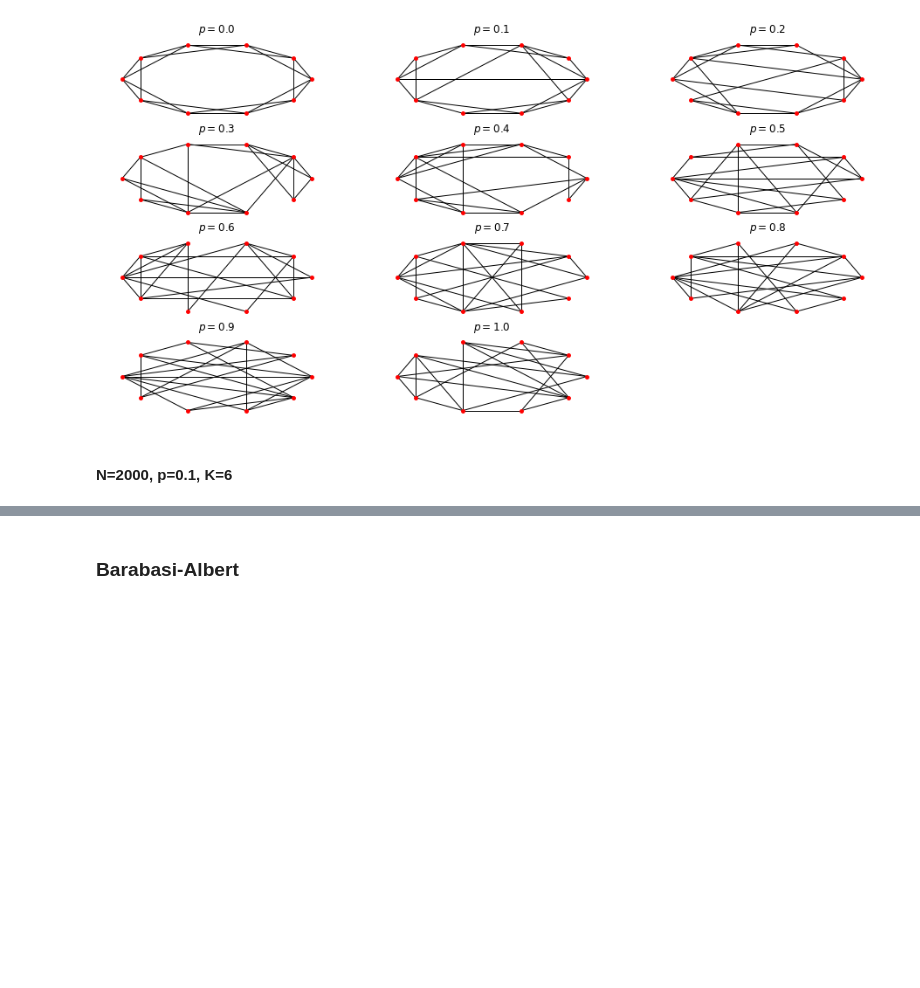
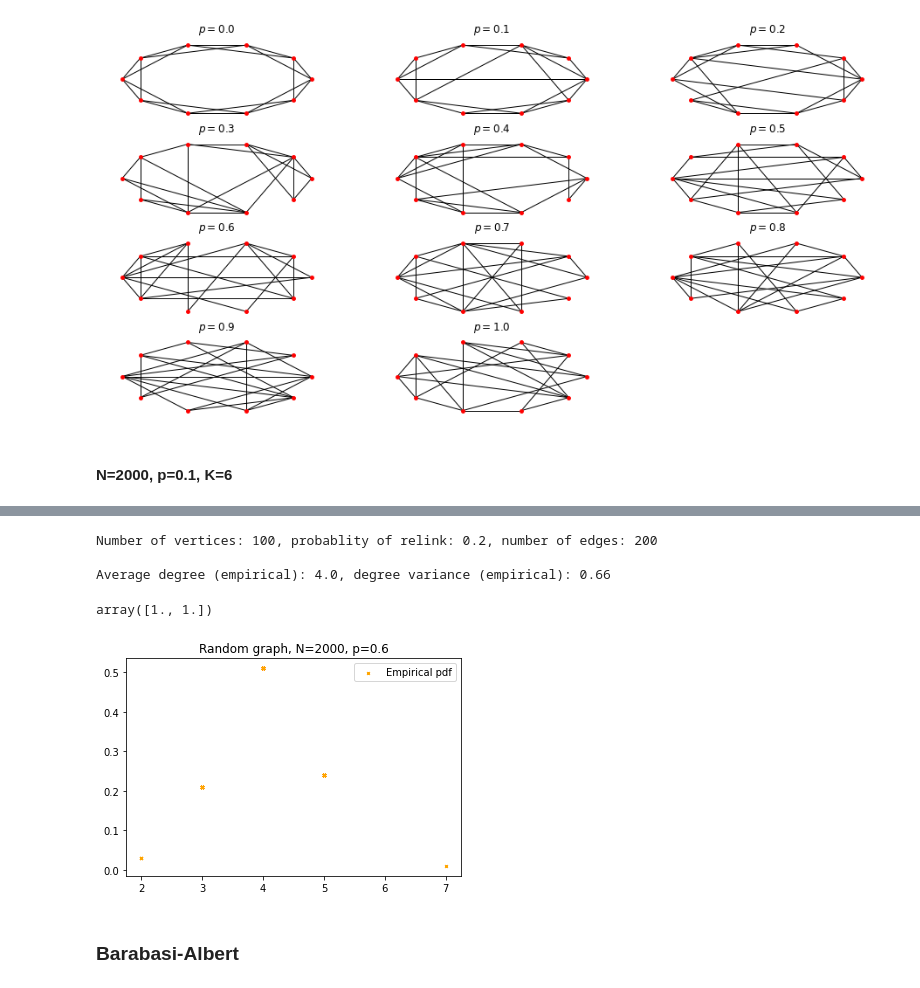
Before and after one commit to adamaj99pwr/Diffusion-processes, a Jupyter notebook: lab3/lab3.ipynb, the cells around one changed output, grey strips where cells are left out. Cells and saved outputs as stored; diff of their text form; code cells hidden in the pictures; blank space fills up the shorter version.

```diff
--- a/lab3/lab3.ipynb
+++ b/lab3/lab3.ipynb
@@ -196,0 +271,14 @@ plt.hist(dws1, density=True)
+# %%
+p2 = 0.2
+ws2 = watts_strogatz(100, p2, 4)
+
+dws2 = [i[1] for i in ws2.degree]
+avg_deg_ws2 = sum(dws2) / 100
+deg_var_ws2 = np.var(dws2)
+
+print(f"Number of vertices: {len(ws2.nodes())}, probablity of relink: {p2}, number of edges: {len(ws2.edges())} \n")
+print(f"Average degree (empirical): {avg_deg_ws2}, degree variance (empirical): {deg_var_ws2} \n")
+# %% [output]
+Number of vertices: 100, probablity of relink: 0.2, number of edges: 200
+
+Average degree (empirical): 4.0, degree variance (empirical): 0.66
@@ -197,3 +294,14 @@ plt.hist(dws1, density=True)
+# %%
+params2 # smth wrong
+# %% [output]
+array([1., 1.])
+# %%
+plt.scatter(dws2, densws2, label="Empirical pdf", color="orange", s=7, marker='x')
+plt.title("Random graph, N=2000, p=0.6")
+plt.legend()
+plt.show()
+# %% [output]
+[figure, added]
 # %% [markdown]
 ### Barabasi-Albert
 # %%
```
Also changed, not shown: parts of 72 cells of this notebook, 2 other files.
